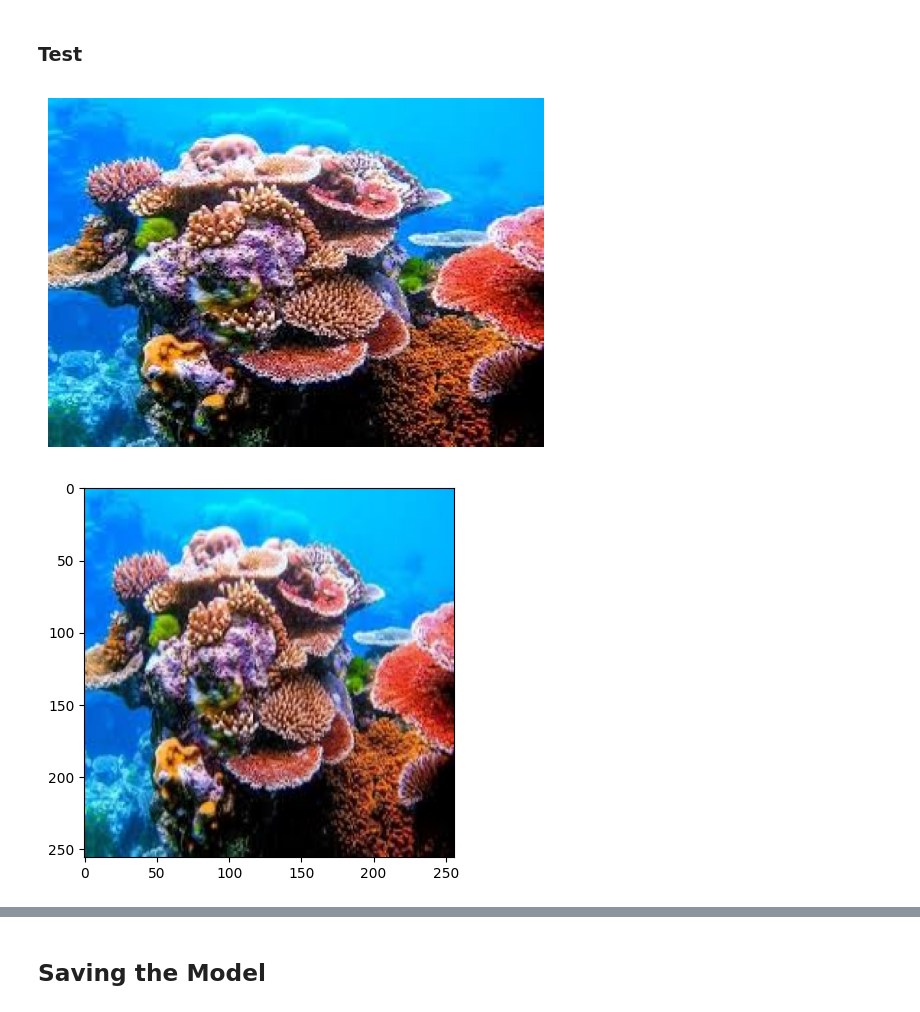
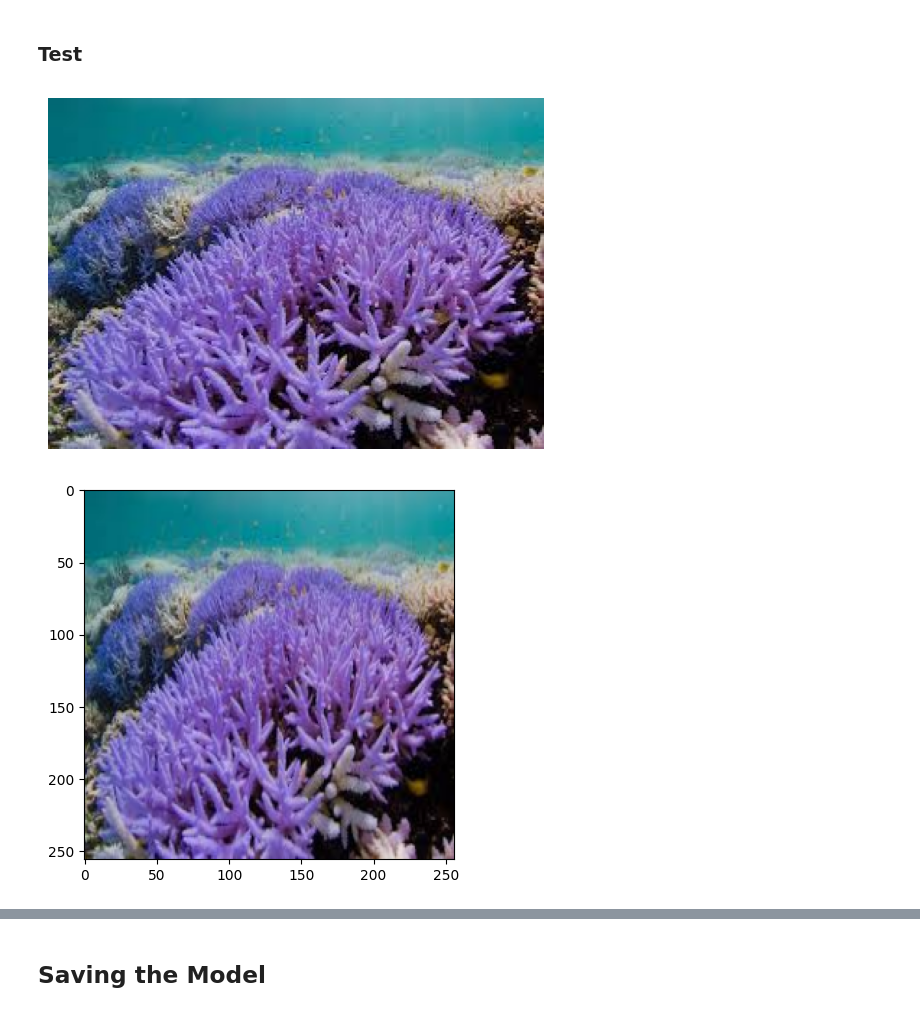
Before and after one commit to ManaswiKolani/coral-classifier, a Jupyter notebook: notebooks/Coral_CNN.ipynb, the cells around one changed output, grey strips where cells are left out. Cells and saved outputs as stored; diff of their text form; code cells hidden in the pictures.

```diff
--- a/notebooks/Coral_CNN.ipynb
+++ b/notebooks/Coral_CNN.ipynb
@@ -248,19 +255,20 @@ Accuracy: 0.791208803653717
 # %% [markdown]
 ### Test
 # %%
-img = cv2.imread('../Data/healthy_test.jpeg')
+img = cv2.imread('../test_images/healthy1.jpeg')
 img = cv2.cvtColor(img, cv2.COLOR_BGR2RGB)
 plt.imshow(img)
 plt.axis('off')
+
 plt.show()
 # %% [output]
-[figure, old version]
+[figure, new version]
 # %%
 resize = tf.image.resize(img, (256, 256))
 plt.imshow(resize.numpy().astype('int'))
 plt.show()
 # %% [output]
-[figure, old version]
+[figure, new version]
 # %%
 yhat = model.predict(np.expand_dims(resize/255, axis=0))
 # %% [output]
```
Also changed, not shown: parts of 20 cells of this notebook, 20 other files.
